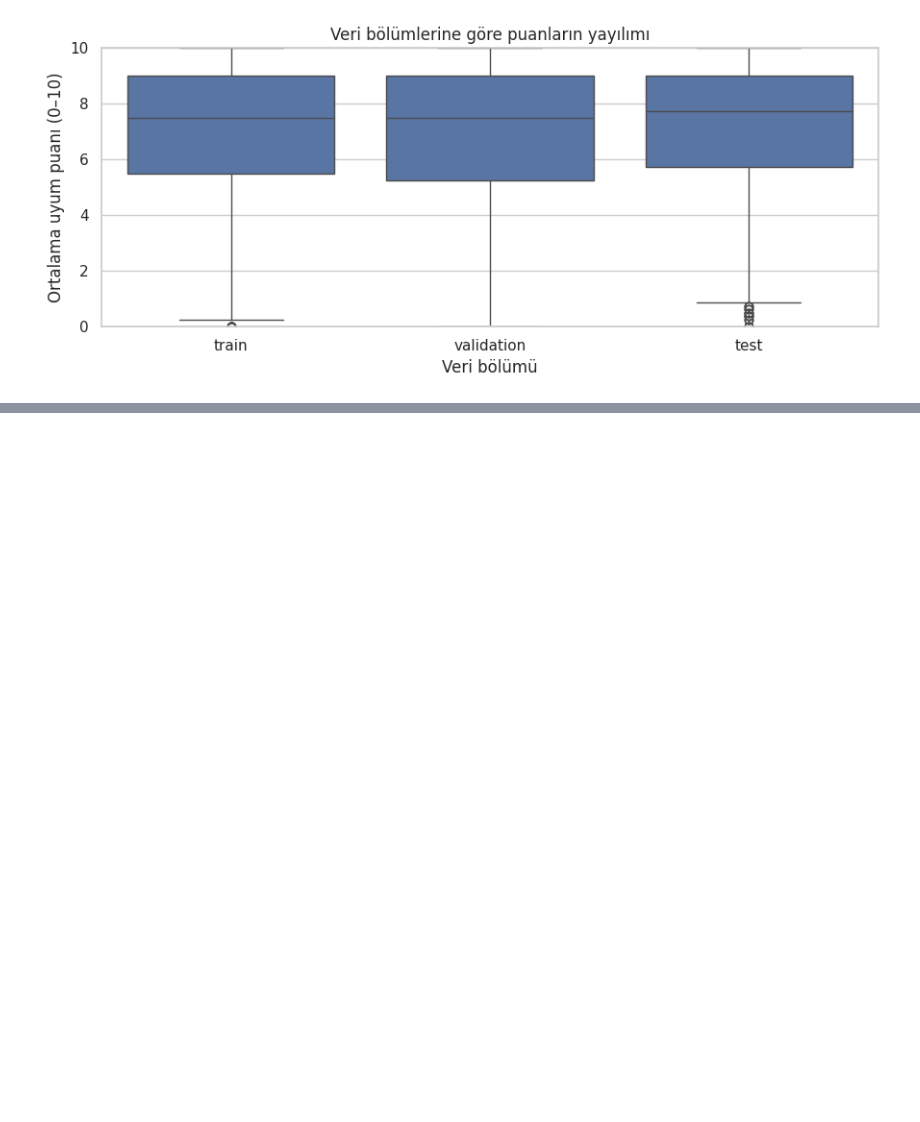
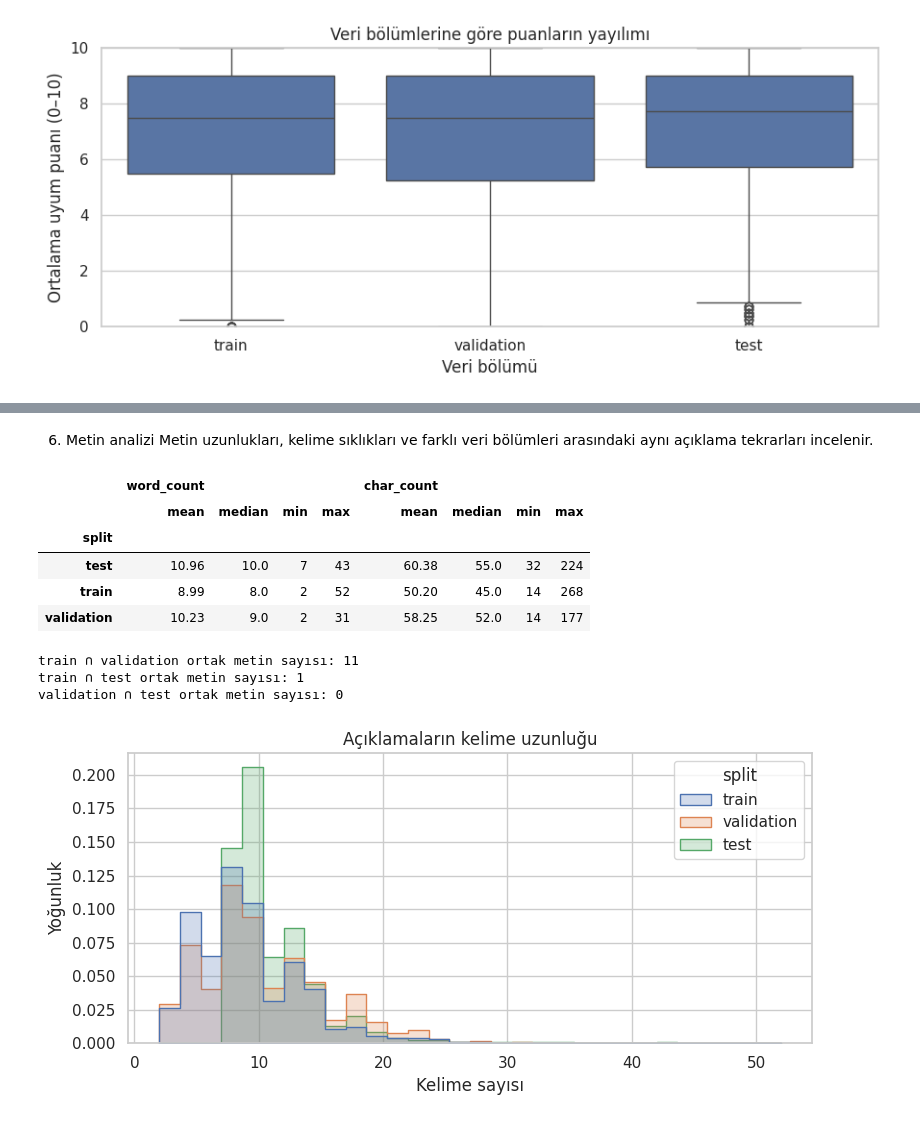
Before and after one commit to bm5201-2026/26832901020_26832901023_BM5201, a Jupyter notebook: assignment1_eda_baseline.ipynb, the cells around one changed output, grey strips where cells are left out. Saved outputs shown, nothing was run; the diff lists cells and outputs as text; code cells hidden in the pictures; blank space fills up the shorter version.

```diff
--- a/assignment1_eda_baseline.ipynb
+++ b/assignment1_eda_baseline.ipynb
@@ -183,0 +294,43 @@ plt.show()
+# %% [markdown]
+6. Metin analizi
+Metin uzunlukları, kelime sıklıkları ve farklı veri bölümleri arasındaki aynı açıklama tekrarları incelenir.
+# %%
+df_text = df.copy()#metin tablosu
+
+df_text["word_count"] = df_text[TEXT_COL].astype(str).str.split().str.len()# metinler kaç kelime içeriyo
+df_text["char_count"] = df_text[TEXT_COL].astype(str).str.len()
+
+display(df_text.groupby("split")[["word_count", "char_count"]]
+        .agg(["mean", "median", "min", "max"]).round(2))
+
+
+text_sets = {}# Bölümlerin metinlerini ayrı ayrı saklamak için
+
+for split_name in SPLITS:
+    selected_texts = df_text.loc[df_text["split"] == split_name, TEXT_COL]
+
+    text_sets[split_name] = set(selected_texts)# Aynı metinleri tekilleştirip sözlüğe koyuyoruz.
+# Bölümleri ikili ikili karşılaştırıyoruz.
+for a, b in [("train", "validation"), ("train", "test"), ("validation", "test")]:
+    print(f"{a} ∩ {b} ortak metin sayısı:", len(text_sets[a] & text_sets[b]))
+
+
+fig, ax = plt.subplots(figsize=(8, 4))
+# Metin uzunluklarının histogramını oluşturuyoruz.
+sns.histplot(data=df_text, x="word_count", hue="split", bins=30,
+             stat="density", common_norm=False, element="step", ax=ax)
+
+ax.set(title="Açıklamaların kelime uzunluğu", xlabel="Kelime sayısı", ylabel="Yoğunluk")
+plt.tight_layout()
+plt.show()
+# %% [output]
+|  | word_count |  |  |  | char_count |  |  |  |
+|  | mean | median | min | max | mean | median | min | max |
+| split |  |  |  |  |  |  |  |  |
+| test | 10.96 | 10.0 | 7 | 43 | 60.38 | 55.0 | 32 | 224 |
+| train | 8.99 | 8.0 | 2 | 52 | 50.20 | 45.0 | 14 | 268 |
+| validation | 10.23 | 9.0 | 2 | 31 | 58.25 | 52.0 | 14 | 177 |
+train ∩ validation ortak metin sayısı: 11
+train ∩ test ortak metin sayısı: 1
+validation ∩ test ortak metin sayısı: 0
+[figure, added]
```
Also changed, not shown: parts of 8 cells of this notebook.
